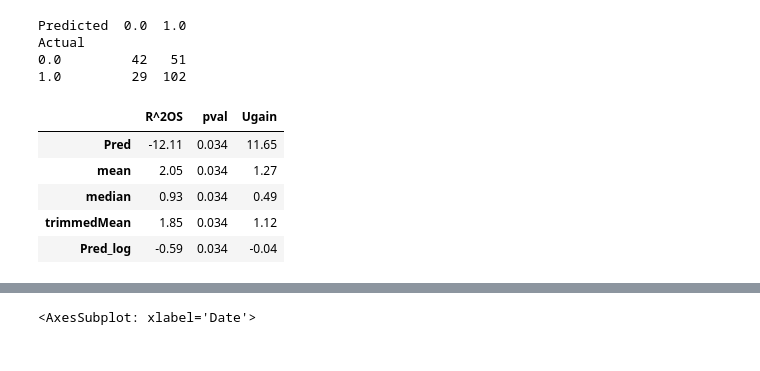
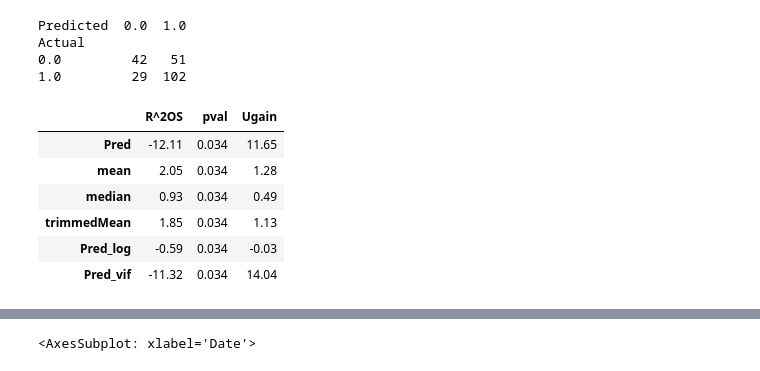
Before and after one commit to jessekeranen/seminar, a Jupyter notebook: jupyter.ipynb, the cells around one changed output, grey strips where cells are left out. Drawn from its saved outputs; the diff is of its cells as text; code cells hidden in the pictures.

Commit message:
Vif and plots

```diff
--- a/jupyter.ipynb
+++ b/jupyter.ipynb
@@ -522,13 +508,21 @@ hmean = list()
 for i in indexTemp:
     hmean.append(finalIndexMonthly.loc[:,"K1"].loc["1990-11":i].mean())
 #historical average market return
-rhmean = pd.Series(hmean[finalIndexMonthly.index.get_loc("2002-01"):])
+
+# This is new
+# I moved rhmean one step "forward" to avoid forward looking information
+# rhmean = pd.Series(hmean)
+# rhmean = rhmean.shift(1)
+rhmean = pd.Series(hmean[finalIndexMonthly.index.get_loc("2001-12"):])
+rhmean = rhmean.reset_index(drop=True)
+
+
 
 #utility gain
 riskAversion = 3
 varianceUT = finalIndexMonthly.loc[:,"K1"]*100
 #utilityDF
-varianceUT = varianceUT.rolling(len(varianceUT),min_periods=12*10).var().loc["2002-01":]
+varianceUT = varianceUT.rolling(len(varianceUT),min_periods=12*10).var().loc["2001-12":]
 rhmean.index = varianceUT.index
 wVariable = (rhmean*100).div(varianceUT)*(1/riskAversion)
 
@@ -629,0 +658,16 @@ plt.show()
+# %%
+plt.figure(figsize=(15, 12))
+plt.subplots_adjust(hspace=1)
+plt.suptitle("Regression coefficients")
+
+for i, variable in enumerate(cols[1:]):
+    ax = plt.subplot(10, 3, i + 1)
+
+    results_vif[results_vif["Variable"] == variable].plot(ax=ax)
+
+    ax.set_title(variable.upper())
+    ax.get_legend().remove()
+    ax.set_xlabel("")
+
+plt.legend(loc="lower center", bbox_to_anchor=(1.2, 0))
+plt.show()
@@ -654,7 +700,7 @@ resultsForecastUV = np.zeros((anzahlIV,4))
 figuresOosUV = list()
 
 #average return past
-rhmean = pd.Series(hmean[finalIndexMonthly.index.get_loc("2002-01"):])
+# rhmean = pd.Series(hmean[finalIndexMonthly.index.get_loc("2002-01"):])
 
 #real return
 realReturns = finalIndexMonthly.loc["2002-01":,"K1"]
@@ -711,7 +757,7 @@ for i, IV in enumerate(finalmonthlyOnlyIV.columns):
     #If one wants to, they can replace oospred with oospredCampbell to get Campbell restricted figures)
     sqm = list()
     for k in oospread.index:
-        sqm.append(np.square(realReturns.loc[0:k] - rhmean.loc[0:k]).sum() - np.square(realReturns.loc[0:k] - oospread[0:k]).sum())
+        sqm.append(np.square(realReturns.iloc[0:k] - rhmean.iloc[0:k]).sum() - np.square(realReturns.iloc[0:k] - oospread[0:k]).sum())
     figuresOosUV.append(sqm)
 
     #utility gain: here portfolio with forecast
@@ -889,11 +919,13 @@ df2 = pd.DataFrame(finalIndexMonthly["K1"]).merge(rhmeanDF, on="Date")
 df2 = df2.merge(pred_df, on="Date")
 df2 = df2.merge(rapachTabelle.iloc[:, -3:], on="Date")
 df2 = df2.merge(pred_df_log["Pred_log"], on="Date")
+df2 = df2.merge(pred_df_vif, on="Date")
 
 #Ask Conway
 df2["Pred_log"] = df2["Pred_log"] * df2["rhmean"]
 
 resultsForecastMV = np.zeros((len(df2.columns) - 2, 3))
+figuresOosMV = list()
 
 varianceUT.index = df2.index
 
@@ -911,36 +943,43 @@ for prediction in df2.iloc[:,2:]:
     rAdjustMspeTest_statistic, rAdjustMspeTest_pvalKIT = stats.ttest_1samp(rAdjustMspe, popmean = 0, alternative = 'greater')
 
     resultsForecastMV[i,1] = round(rAdjustMspeTest_pval, 3)
+
+
+    sqm = list()
+    for k in df2.index:
+        sqm.append(np.square(df2.loc[:k, "K1"] - df2.loc[:k, "rhmean"]).sum() - np.square(df2.loc[:k, "K1"] - df2.loc[:k, prediction]).sum())
+    figuresOosMV.append(sqm)
 
 
     wVariableKIT = (df2[prediction]*100).div(varianceUT)*(1/riskAversion)
 
     #restrict wVariable to max 0% or 150%
     wVariableKIT
     for a in wVariableKIT.index:
         if wVariableKIT[a] < 0:
             wVariableKIT[a] = 0
         elif wVariableKIT[a] > 1.5:
             wVariableKIT[a] = 1.5
         else:
             True
             #do nothing
 
     utilityPredKIT = wVariableKIT.mean()-(1/2*riskAversion*wVariableKIT.var())
     gainKIT = (utilityPredKIT - historicUtility)*1200
     resultsForecastMV[i,2] = round(gainKIT,2)
     row_names.append(prediction)
     i += 1
 
 resultsForecastMV = pd.DataFrame(resultsForecastMV)
 resultsForecastMV.columns = ["R^2OS", "pval", "Ugain"]
 resultsForecastMV.index = row_names
 
 resultsForecastMV
 # %% [output]
 |  | R^2OS | pval | Ugain |
 | Pred | -12.11 | 0.034 | 11.65 |
-| mean | 2.05 | 0.034 | 1.27 |
+| mean | 2.05 | 0.034 | 1.28 |
 | median | 0.93 | 0.034 | 0.49 |
-| trimmedMean | 1.85 | 0.034 | 1.12 |
-| Pred_log | -0.59 | 0.034 | -0.04 |
+| trimmedMean | 1.85 | 0.034 | 1.13 |
+| Pred_log | -0.59 | 0.034 | -0.03 |
+| Pred_vif | -11.32 | 0.034 | 14.04 |
```
Also changed, not shown: parts of 11 cells of this notebook.
